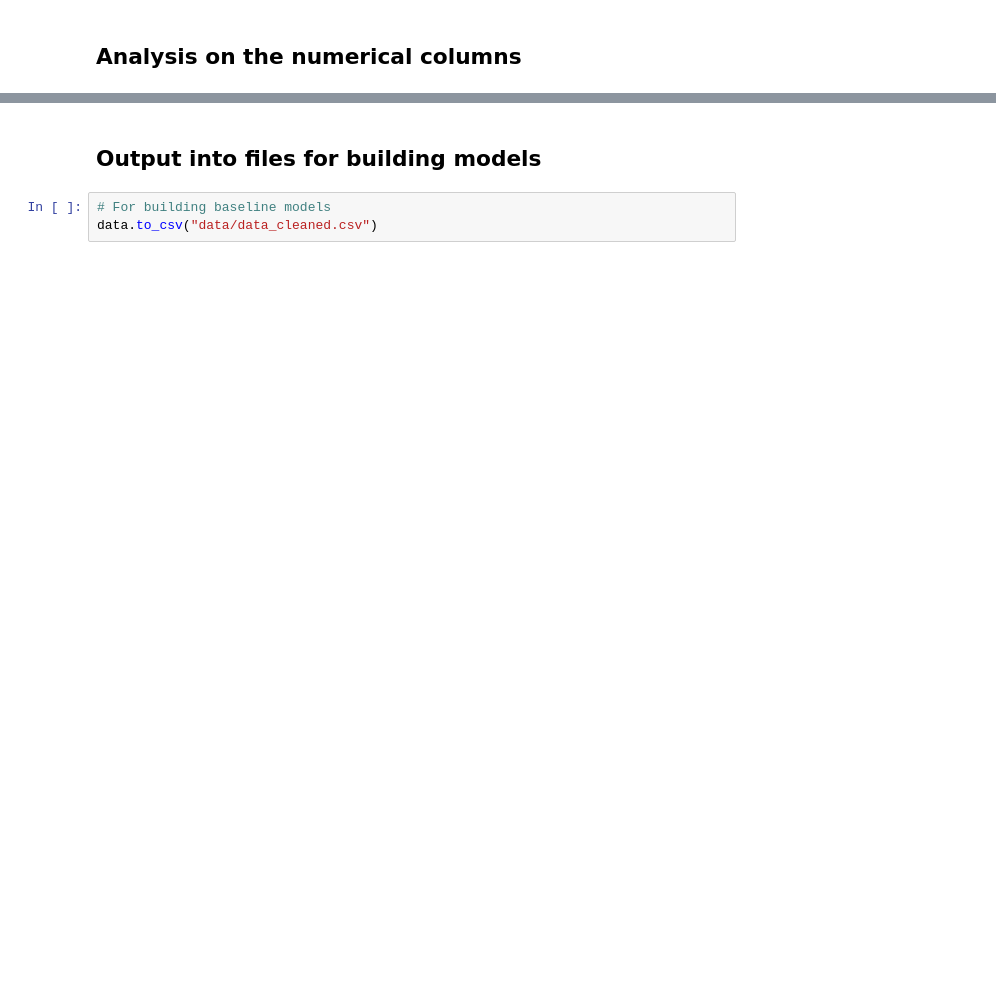
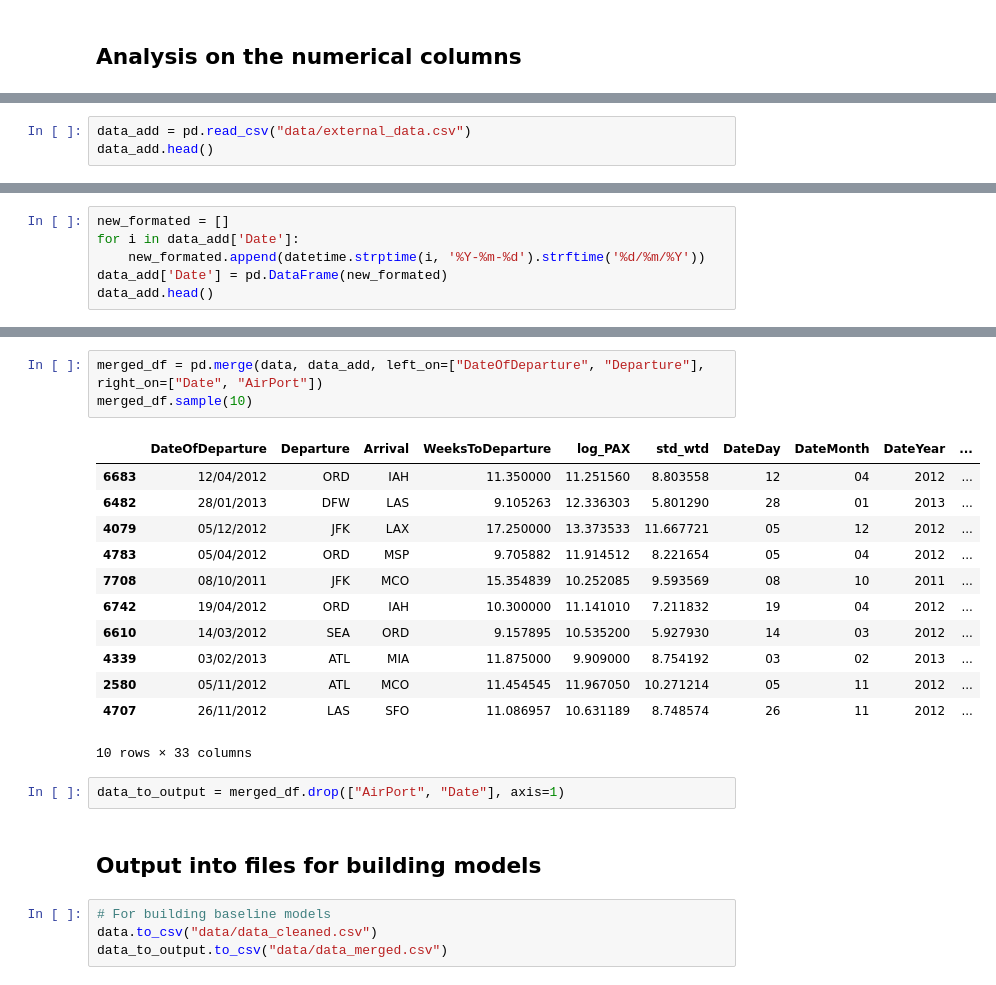
Before and after one commit to anchuot456/Hackathon, a Jupyter notebook: eda.ipynb, the cells around one changed output, grey strips where cells are left out. Cells and saved outputs as stored; diff of their text form; blank space fills up the shorter version.

```diff
--- a/eda.ipynb
+++ b/eda.ipynb
@@ -235,0 +237,3 @@ plt.show()
+# %%
+data_add = pd.read_csv("data/external_data.csv")
+data_add.head()
@@ -235,0 +248,6 @@ plt.show()
+# %%
+new_formated = []
+for i in data_add['Date']:
+    new_formated.append(datetime.strptime(i, '%Y-%m-%d').strftime('%d/%m/%Y'))
+data_add['Date'] = pd.DataFrame(new_formated)
+data_add.head()
@@ -236,5 +262,24 @@ plt.show()
+# %%
+merged_df = pd.merge(data, data_add, left_on=["DateOfDeparture", "Departure"], right_on=["Date", "AirPort"])
+merged_df.sample(10)
+# %% [output]
+|  | DateOfDeparture | Departure | Arrival | WeeksToDeparture | log_PAX | std_wtd | DateDay | DateMonth | DateYear | ... |
+| 6683 | 12/04/2012 | ORD | IAH | 11.350000 | 11.251560 | 8.803558 | 12 | 04 | 2012 | ... |
+| 6482 | 28/01/2013 | DFW | LAS | 9.105263 | 12.336303 | 5.801290 | 28 | 01 | 2013 | ... |
+| 4079 | 05/12/2012 | JFK | LAX | 17.250000 | 13.373533 | 11.667721 | 05 | 12 | 2012 | ... |
+| 4783 | 05/04/2012 | ORD | MSP | 9.705882 | 11.914512 | 8.221654 | 05 | 04 | 2012 | ... |
+| 7708 | 08/10/2011 | JFK | MCO | 15.354839 | 10.252085 | 9.593569 | 08 | 10 | 2011 | ... |
+| 6742 | 19/04/2012 | ORD | IAH | 10.300000 | 11.141010 | 7.211832 | 19 | 04 | 2012 | ... |
+| 6610 | 14/03/2012 | SEA | ORD | 9.157895 | 10.535200 | 5.927930 | 14 | 03 | 2012 | ... |
+| 4339 | 03/02/2013 | ATL | MIA | 11.875000 | 9.909000 | 8.754192 | 03 | 02 | 2013 | ... |
+| 2580 | 05/11/2012 | ATL | MCO | 11.454545 | 11.967050 | 10.271214 | 05 | 11 | 2012 | ... |
+| 4707 | 26/11/2012 | LAS | SFO | 11.086957 | 10.631189 | 8.748574 | 26 | 11 | 2012 | ... |
+10 rows × 33 columns
+# %%
+data_to_output = merged_df.drop(["AirPort", "Date"], axis=1)
 # %% [markdown]
 ## Output into files for building models
 # %%
 # For building baseline models
 data.to_csv("data/data_cleaned.csv")
+data_to_output.to_csv("data/data_merged.csv")
```
Also changed, not shown: parts of 10 cells of this notebook, 1 other file.
